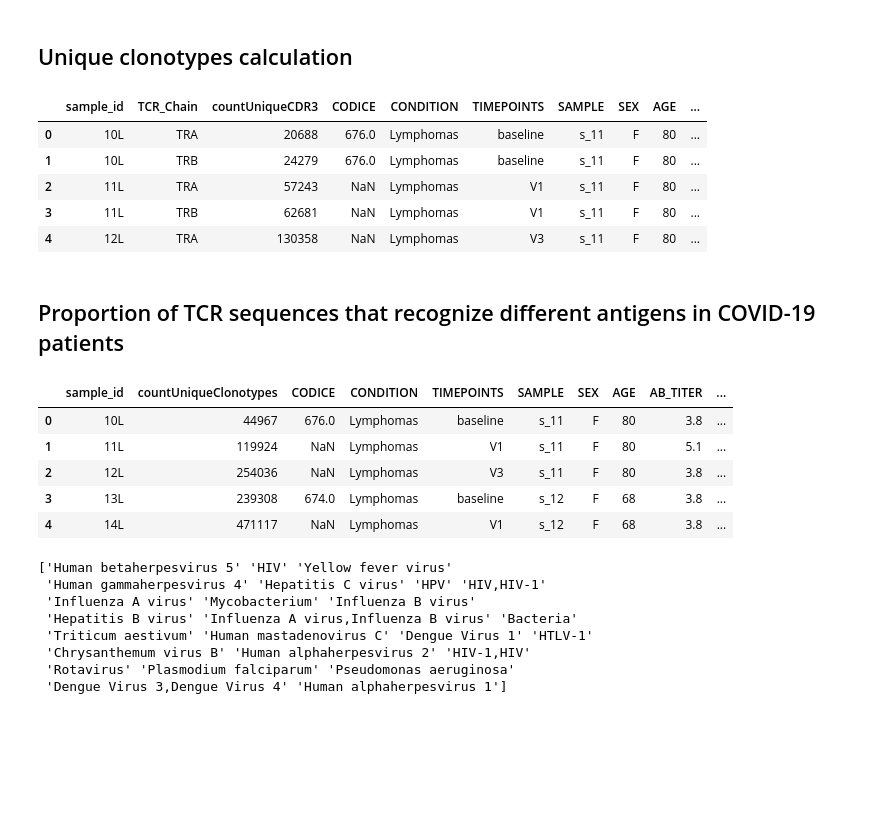
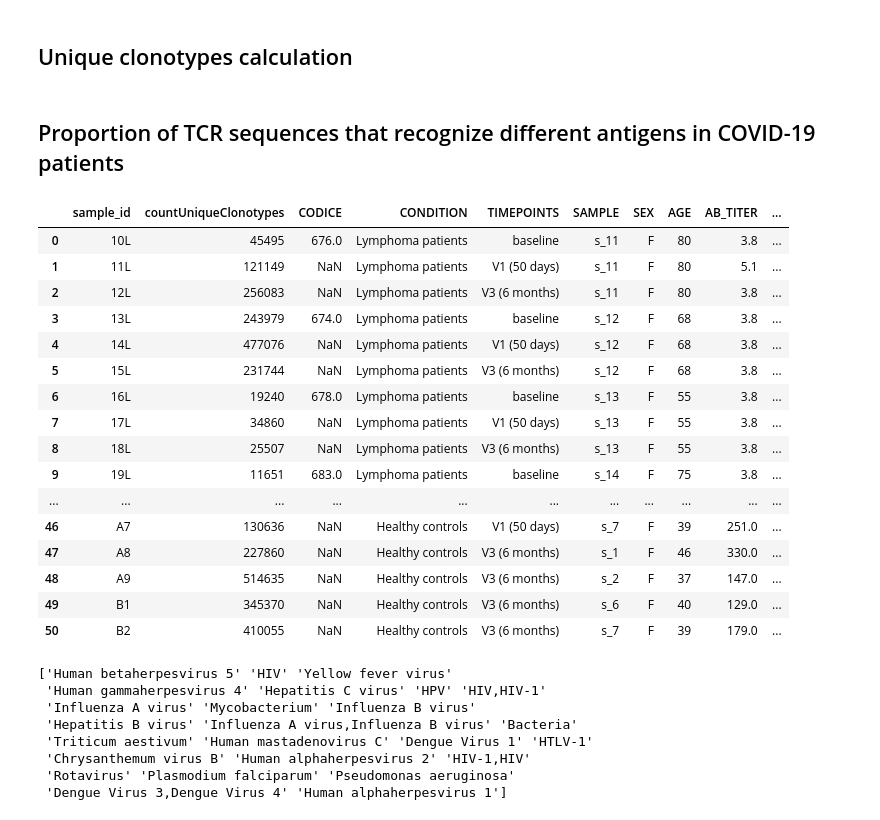
Before and after one commit to fabio-affaticati/Lymphovid19, a Jupyter notebook: lymph_covid.ipynb, the cells around one changed output. Drawn from its saved outputs; the diff is of its cells as text; code cells hidden in the pictures; blank space fills up the shorter version.

```diff
--- a/lymph_covid.ipynb
+++ b/lymph_covid.ipynb
@@ -62,8 +75,26 @@ Downcasting behavior in `replace` is deprecated and will be removed in a future
 # %%
-data = pd.read_csv(PROCESSEDDIR + 'preprocessed_data.csv', index_col=0, low_memory=False)
-data['length'] = data['junction_aa'].str.len()
-data['clonotype'] = data['v_call'] + '_' + data['junction_aa'] + '_' + data['j_call']
-data = data.groupby(['clonotype', 'sample_id', 'SAMPLE', 'TIMEPOINTS',
-                    'CONDITION', 'TCR_Chain','v_call','j_call','junction_aa'],
-                    as_index=False).agg({'cloneFraction': 'sum', 'cloneCount': 'sum'})
-data.reset_index(drop=True, inplace=True)
+data = (
+    pd.read_csv(PROCESSEDDIR + 'preprocessed_data.csv', index_col=0, low_memory=False)
+    .assign(
+        length=lambda df: df['junction_aa'].str.len(),
+        clonotype=lambda df: df['v_call'] + '_' + df['junction_aa'] + '_' + df['j_call']
+    )
+    .groupby(['clonotype', 'sample_id', 'SAMPLE', 'TIMEPOINTS', 'CONDITION', 'TCR_Chain', 'v_call', 'j_call', 'junction_aa'], as_index=False)
+    .agg({'cloneFraction': 'sum', 'cloneCount': 'sum'})
+    .reset_index(drop=True)
+    .query('not (v_call == "TRBV15" and j_call == "TRBJ2-2" and junction_aa == "CATSLANTGELFF" and SAMPLE == "s_9")')
+    .assign(
+        TIMEPOINTS=lambda df: df['TIMEPOINTS']
+            .astype(str)
+            .str.replace('V1', 'V1 (50 days)', regex=False)
+            .str.replace('V3', 'V3 (6 months)', regex=False)
+    )
+    .assign(
+        CONDITION=lambda df: df['CONDITION']
+            .astype(str)
+            .str.replace('Healthy', 'Healthy controls', regex=False)
+            .str.replace('Lymphomas', 'Lymphoma patients', regex=False)
+    )
+)
+
+data['clonotype'].nunique()
@@ -70,7 +103,3 @@ data.reset_index(drop=True, inplace=True)
-# %%
-# Remove false positive clonotype
-rows_to_remove = data.query('v_call == "TRBV15" and j_call == "TRBJ2-2" and junction_aa == "CATSLANTGELFF" and SAMPLE == "s_9"')
-data = data[~data.isin(rows_to_remove)].dropna()
 # %% [markdown]
 ## Load DETECT predictions
 # %%
@@ -109,26 +148,28 @@ uniques['normalizedUniqueCDR3'] = uniques['countUniqueCDR3'] / uniques['cloneCou
-# %%
-uniques.head()
-# %% [output]
-|  | sample_id | TCR_Chain | countUniqueCDR3 | CODICE | CONDITION | TIMEPOINTS | SAMPLE | SEX | AGE | ... |
-| 0 | 10L | TRA | 20688 | 676.0 | Lymphomas | baseline | s_11 | F | 80 | ... |
-| 1 | 10L | TRB | 24279 | 676.0 | Lymphomas | baseline | s_11 | F | 80 | ... |
-| 2 | 11L | TRA | 57243 | NaN | Lymphomas | V1 | s_11 | F | 80 | ... |
-| 3 | 11L | TRB | 62681 | NaN | Lymphomas | V1 | s_11 | F | 80 | ... |
-| 4 | 12L | TRA | 130358 | NaN | Lymphomas | V3 | s_11 | F | 80 | ... |
 # %% [markdown]
 ## Proportion of TCR sequences that recognize different antigens in COVID-19 patients
 # %%
-uniques_other = pd.DataFrame({'countUniqueClonotypes': data.query('TCR_Chain == "TRA" or TCR_Chain == "TRB"') \
-                            .groupby(['sample_id'])['clonotype'].nunique()}).reset_index()
+uniques_other = pd.DataFrame({'countUniqueClonotypes': data \
+                .groupby(['sample_id'])['clonotype'].nunique()}).reset_index()
 uniques_other = pd.merge(uniques_other, metadata, on = 'sample_id', how='left')
-uniques_other.head()
+uniques_other
 # %% [output]
 |  | sample_id | countUniqueClonotypes | CODICE | CONDITION | TIMEPOINTS | SAMPLE | SEX | AGE | AB_TITER | ... |
-| 0 | 10L | 44967 | 676.0 | Lymphomas | baseline | s_11 | F | 80 | 3.8 | ... |
-| 1 | 11L | 119924 | NaN | Lymphomas | V1 | s_11 | F | 80 | 5.1 | ... |
-| 2 | 12L | 254036 | NaN | Lymphomas | V3 | s_11 | F | 80 | 3.8 | ... |
-| 3 | 13L | 239308 | 674.0 | Lymphomas | baseline | s_12 | F | 68 | 3.8 | ... |
-| 4 | 14L | 471117 | NaN | Lymphomas | V1 | s_12 | F | 68 | 3.8 | ... |
+| 0 | 10L | 45495 | 676.0 | Lymphoma patients | baseline | s_11 | F | 80 | 3.8 | ... |
+| 1 | 11L | 121149 | NaN | Lymphoma patients | V1 (50 days) | s_11 | F | 80 | 5.1 | ... |
+| 2 | 12L | 256083 | NaN | Lymphoma patients | V3 (6 months) | s_11 | F | 80 | 3.8 | ... |
+| 3 | 13L | 243979 | 674.0 | Lymphoma patients | baseline | s_12 | F | 68 | 3.8 | ... |
+| 4 | 14L | 477076 | NaN | Lymphoma patients | V1 (50 days) | s_12 | F | 68 | 3.8 | ... |
+| 5 | 15L | 231744 | NaN | Lymphoma patients | V3 (6 months) | s_12 | F | 68 | 3.8 | ... |
+| 6 | 16L | 19240 | 678.0 | Lymphoma patients | baseline | s_13 | F | 55 | 3.8 | ... |
+| 7 | 17L | 34860 | NaN | Lymphoma patients | V1 (50 days) | s_13 | F | 55 | 3.8 | ... |
+| 8 | 18L | 25507 | NaN | Lymphoma patients | V3 (6 months) | s_13 | F | 55 | 3.8 | ... |
+| 9 | 19L | 11651 | 683.0 | Lymphoma patients | baseline | s_14 | F | 75 | 3.8 | ... |
+| ... | ... | ... | ... | ... | ... | ... | ... | ... | ... | ... |
+| 46 | A7 | 130636 | NaN | Healthy controls | V1 (50 days) | s_7 | F | 39 | 251.0 | ... |
+| 47 | A8 | 227860 | NaN | Healthy controls | V3 (6 months) | s_1 | F | 46 | 330.0 | ... |
+| 48 | A9 | 514635 | NaN | Healthy controls | V3 (6 months) | s_2 | F | 37 | 147.0 | ... |
+| 49 | B1 | 345370 | NaN | Healthy controls | V3 (6 months) | s_6 | F | 40 | 129.0 | ... |
+| 50 | B2 | 410055 | NaN | Healthy controls | V3 (6 months) | s_7 | F | 39 | 179.0 | ... |
 # %%
 DETECT_predictions_other_viruses = pd.read_csv(PROCESSEDDIR + 'DETECT_predictions.tsv', sep = '\t', low_memory=False)
 # filter out SARS-CoV-2, we could choose a higher score threshold here to further remove false positives
```
Also changed, not shown: parts of 114 cells of this notebook, 2 other files.
